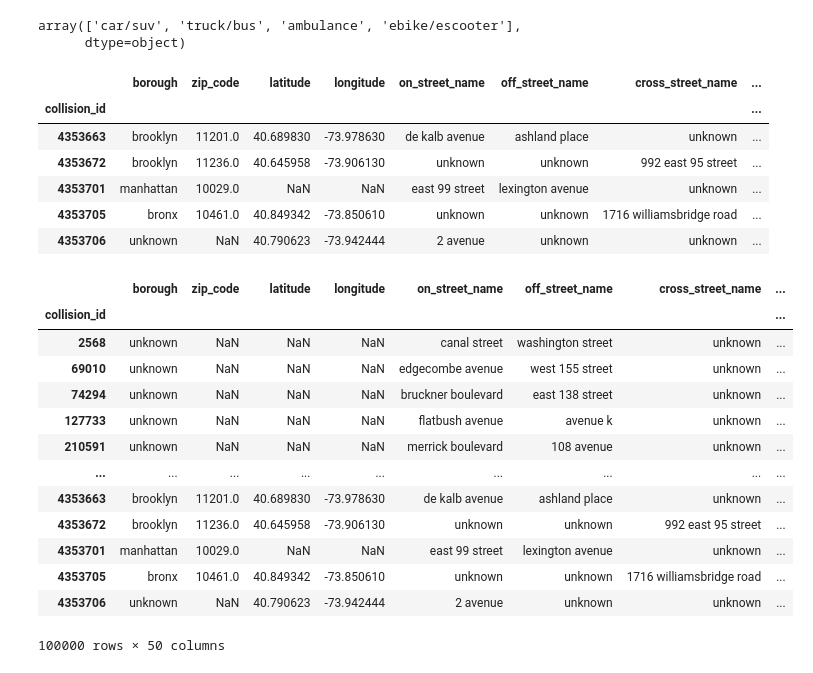
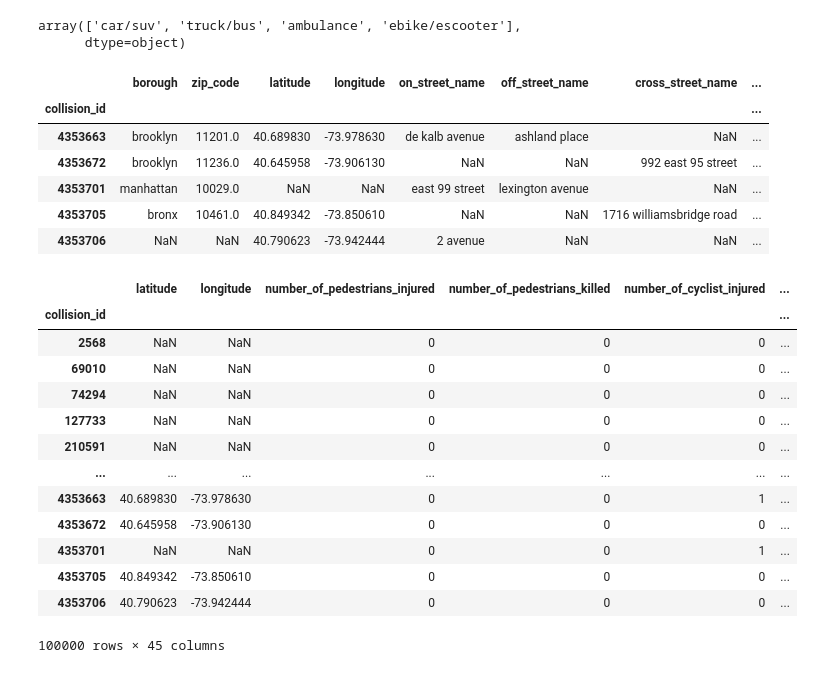
Before and after one commit to Roldan87/nyc-crashes, a Jupyter notebook: crash_cleaning.ipynb, the cells around one changed output. Cells and saved outputs as stored; diff of their text form; code cells hidden in the pictures.

```diff
--- a/crash_cleaning.ipynb
+++ b/crash_cleaning.ipynb
@@ -35,11 +35,6 @@ for column_name in lower_list:
 df_crash = df_crash.rename(columns={'vehicle_type_code1': 'vehicle_type_1', 'vehicle_type_code2': 'vehicle_type_2', 'vehicle_type_code_3': 'vehicle_type_3', 'vehicle_type_code_4': 'vehicle_type_4', 'vehicle_type_code_5': 'vehicle_type_5'})
 # %%
 df_crash = df_crash.set_index(df_crash.collision_id)
-# %%
-fill_locations = ['on_street_name', 'off_street_name', 'cross_street_name', 'borough', 'zip_code', 'latitude', 'longitude']
-
-for col_name in fill_locations:
-    df_crash[col_name] = df_crash[col_name].fillna('unknown')
 # %%
 df_crash =  df_crash.drop(columns=['collision_id'])
 # %%
@@ -181,11 +176,11 @@ df_crash.tail()
 # %% [output]
 |  | borough | zip_code | latitude | longitude | on_street_name | off_street_name | cross_street_name | ... |
 | collision_id |  |  |  |  |  |  |  | ... |
-| 4353663 | brooklyn | 11201.0 | 40.689830 | -73.978630 | de kalb avenue | ashland place | unknown | ... |
-| 4353672 | brooklyn | 11236.0 | 40.645958 | -73.906130 | unknown | unknown | 992 east 95 street | ... |
-| 4353701 | manhattan | 10029.0 | NaN | NaN | east 99 street | lexington avenue | unknown | ... |
-| 4353705 | bronx | 10461.0 | 40.849342 | -73.850610 | unknown | unknown | 1716 williamsbridge road | ... |
-| 4353706 | unknown | NaN | 40.790623 | -73.942444 | 2 avenue | unknown | unknown | ... |
+| 4353663 | brooklyn | 11201.0 | 40.689830 | -73.978630 | de kalb avenue | ashland place | NaN | ... |
+| 4353672 | brooklyn | 11236.0 | 40.645958 | -73.906130 | NaN | NaN | 992 east 95 street | ... |
+| 4353701 | manhattan | 10029.0 | NaN | NaN | east 99 street | lexington avenue | NaN | ... |
+| 4353705 | bronx | 10461.0 | 40.849342 | -73.850610 | NaN | NaN | 1716 williamsbridge road | ... |
+| 4353706 | NaN | NaN | 40.790623 | -73.942444 | 2 avenue | NaN | NaN | ... |
 # %%
 replace_list = ['contributing_factor_vehicle_1', 'contributing_factor_vehicle_2', 'contributing_factor_vehicle_3', 'contributing_factor_vehicle_4', 'contributing_factor_vehicle_5']
 
@@ -229,22 +224,22 @@ df_crash_2 = df_crash_2.rename(columns={'vehicle_type_1': 'veh_1', 'vehicle_type
 # %%
 df_crash_2 = pd.get_dummies(df_crash_2, columns = ['veh_1', 'veh_2', 'veh_3', 'veh_4', 'veh_5'])
 # %%
-df_crash_2.drop(columns=['number_of_persons_injured', 'number_of_persons_killed'])
+df_crash_2 = df_crash_2.drop(columns=['borough','zip_code', 'on_street_name', 'off_street_name', 'cross_street_name', 'number_of_persons_injured', 'number_of_persons_killed'])
 # %% [output]
-|  | borough | zip_code | latitude | longitude | on_street_name | off_street_name | cross_street_name | ... |
-| collision_id |  |  |  |  |  |  |  | ... |
-| 2568 | unknown | NaN | NaN | NaN | canal street | washington street | unknown | ... |
-| 69010 | unknown | NaN | NaN | NaN | edgecombe avenue | west 155 street | unknown | ... |
-| 74294 | unknown | NaN | NaN | NaN | bruckner boulevard | east 138 street | unknown | ... |
-| 127733 | unknown | NaN | NaN | NaN | flatbush avenue | avenue k | unknown | ... |
-| 210591 | unknown | NaN | NaN | NaN | merrick boulevard | 108 avenue | unknown | ... |
-| ... | ... | ... | ... | ... | ... | ... | ... | ... |
-| 4353663 | brooklyn | 11201.0 | 40.689830 | -73.978630 | de kalb avenue | ashland place | unknown | ... |
-| 4353672 | brooklyn | 11236.0 | 40.645958 | -73.906130 | unknown | unknown | 992 east 95 street | ... |
-| 4353701 | manhattan | 10029.0 | NaN | NaN | east 99 street | lexington avenue | unknown | ... |
-| 4353705 | bronx | 10461.0 | 40.849342 | -73.850610 | unknown | unknown | 1716 williamsbridge road | ... |
-| 4353706 | unknown | NaN | 40.790623 | -73.942444 | 2 avenue | unknown | unknown | ... |
+|  | latitude | longitude | number_of_pedestrians_injured | number_of_pedestrians_killed | number_of_cyclist_injured | ... |
+| collision_id |  |  |  |  |  | ... |
+| 2568 | NaN | NaN | 0 | 0 | 0 | ... |
+| 69010 | NaN | NaN | 0 | 0 | 0 | ... |
+| 74294 | NaN | NaN | 0 | 0 | 0 | ... |
+| 127733 | NaN | NaN | 0 | 0 | 0 | ... |
+| 210591 | NaN | NaN | 0 | 0 | 0 | ... |
+| ... | ... | ... | ... | ... | ... | ... |
+| 4353663 | 40.689830 | -73.978630 | 0 | 0 | 1 | ... |
+| 4353672 | 40.645958 | -73.906130 | 0 | 0 | 0 | ... |
+| 4353701 | NaN | NaN | 0 | 0 | 1 | ... |
+| 4353705 | 40.849342 | -73.850610 | 0 | 0 | 0 | ... |
+| 4353706 | 40.790623 | -73.942444 | 0 | 0 | 0 | ... |
-100000 rows × 50 columns
+100000 rows × 45 columns
 # %%
 df_crash_2 = df_crash_2.rename(columns={'contributing_factor_vehicle_1': 'factor_veh_1', 'contributing_factor_vehicle_2': 'factor_veh_2', 'contributing_factor_vehicle_3': 'factor_veh_3', 'contributing_factor_vehicle_4': 'factor_veh_4', 'contributing_factor_vehicle_5': 'factor_veh_5'})
 # %%
```
Also changed, not shown: parts of 2 cells of this notebook, 2 other files.
